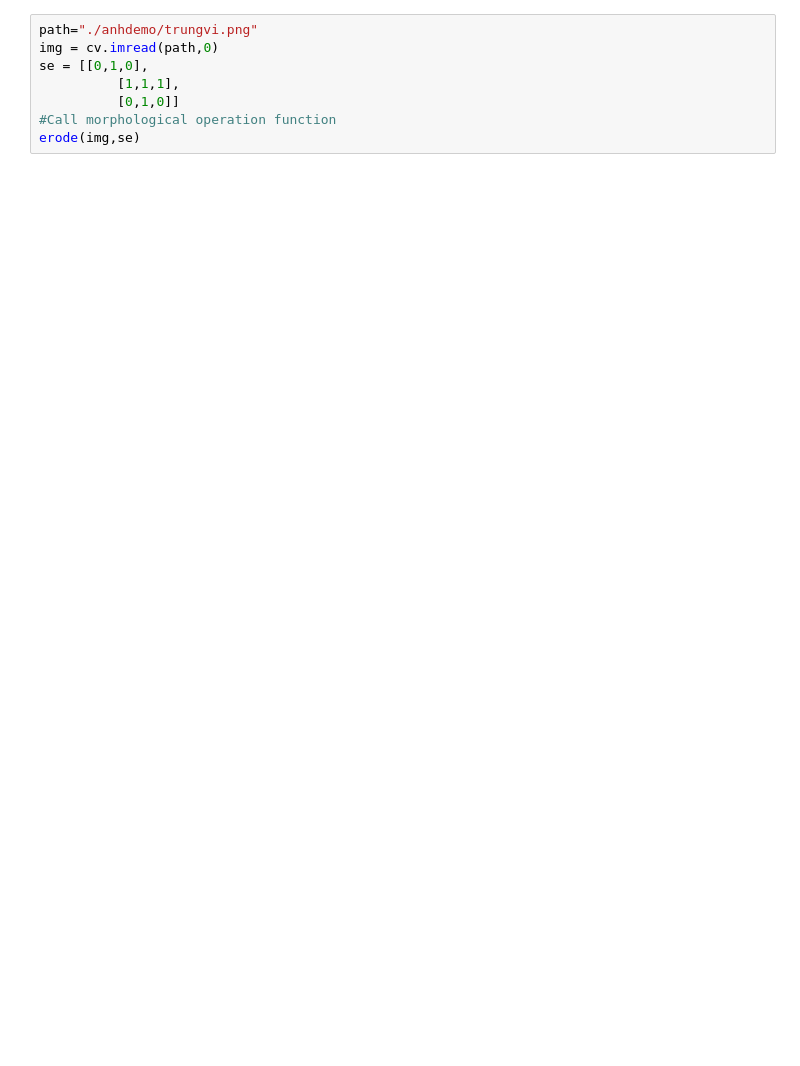
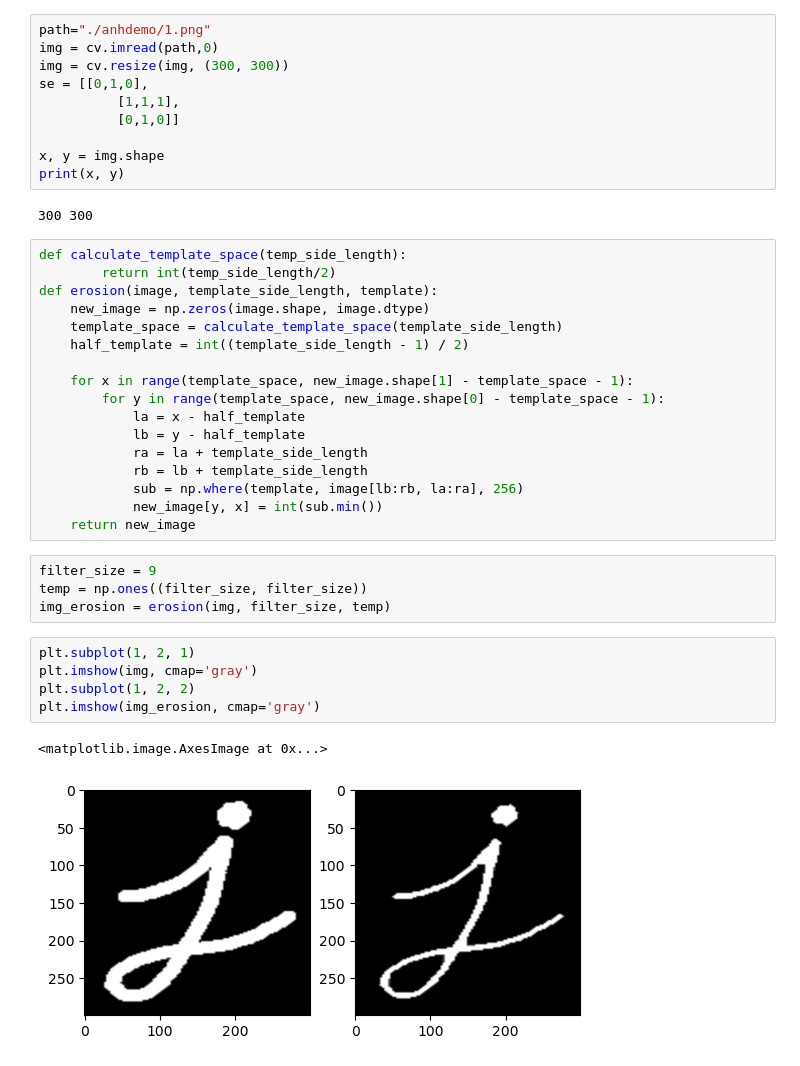
Before and after one commit to VuKieuAnh/Computer_vision_3, a Jupyter notebook: Image Erosion.ipynb, the cells around one changed output. Saved outputs shown, nothing was run; the diff lists cells and outputs as text; blank space fills up the shorter version.

```diff
--- a/Image Erosion.ipynb
+++ b/Image Erosion.ipynb
@@ -74,8 +6,41 @@ def erode(im,se):
 # %%
-path="./anhdemo/trungvi.png"
+path="./anhdemo/1.png"
 img = cv.imread(path,0)
+img = cv.resize(img, (300, 300))
 se = [[0,1,0],
           [1,1,1],
           [0,1,0]]
-#Call morphological operation function
-erode(img,se)
+
+x, y = img.shape
+print(x, y)
+# %% [output]
+300 300
+# %%
+def calculate_template_space(temp_side_length):
+        return int(temp_side_length/2)
+def erosion(image, template_side_length, template):
+    new_image = np.zeros(image.shape, image.dtype)
+    template_space = calculate_template_space(template_side_length)
+    half_template = int((template_side_length - 1) / 2)
+
+    for x in range(template_space, new_image.shape[1] - template_space - 1):
+        for y in range(template_space, new_image.shape[0] - template_space - 1):
+            la = x - half_template
+            lb = y - half_template
+            ra = la + template_side_length
+            rb = lb + template_side_length
+            sub = np.where(template, image[lb:rb, la:ra], 256)
+            new_image[y, x] = int(sub.min())
+    return new_image
+# %%
+filter_size = 9
+temp = np.ones((filter_size, filter_size))
+img_erosion = erosion(img, filter_size, temp)
+# %%
+plt.subplot(1, 2, 1)
+plt.imshow(img, cmap='gray')
+plt.subplot(1, 2, 2)
+plt.imshow(img_erosion, cmap='gray')
+# %% [output]
+<matplotlib.image.AxesImage at 0x...>
+[figure, added]
```
Also changed, not shown: parts of 4 cells of this notebook, 1 other file.
